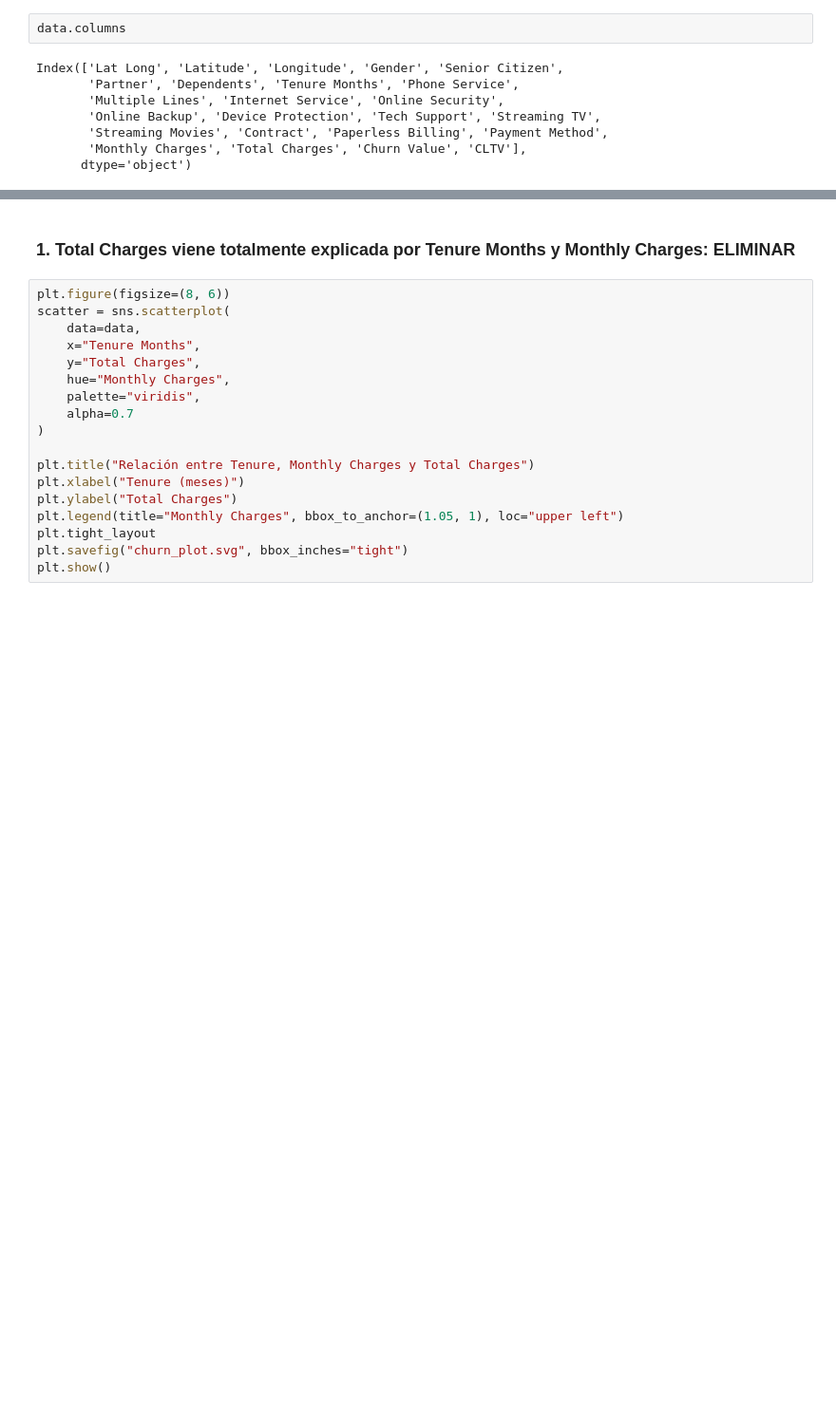
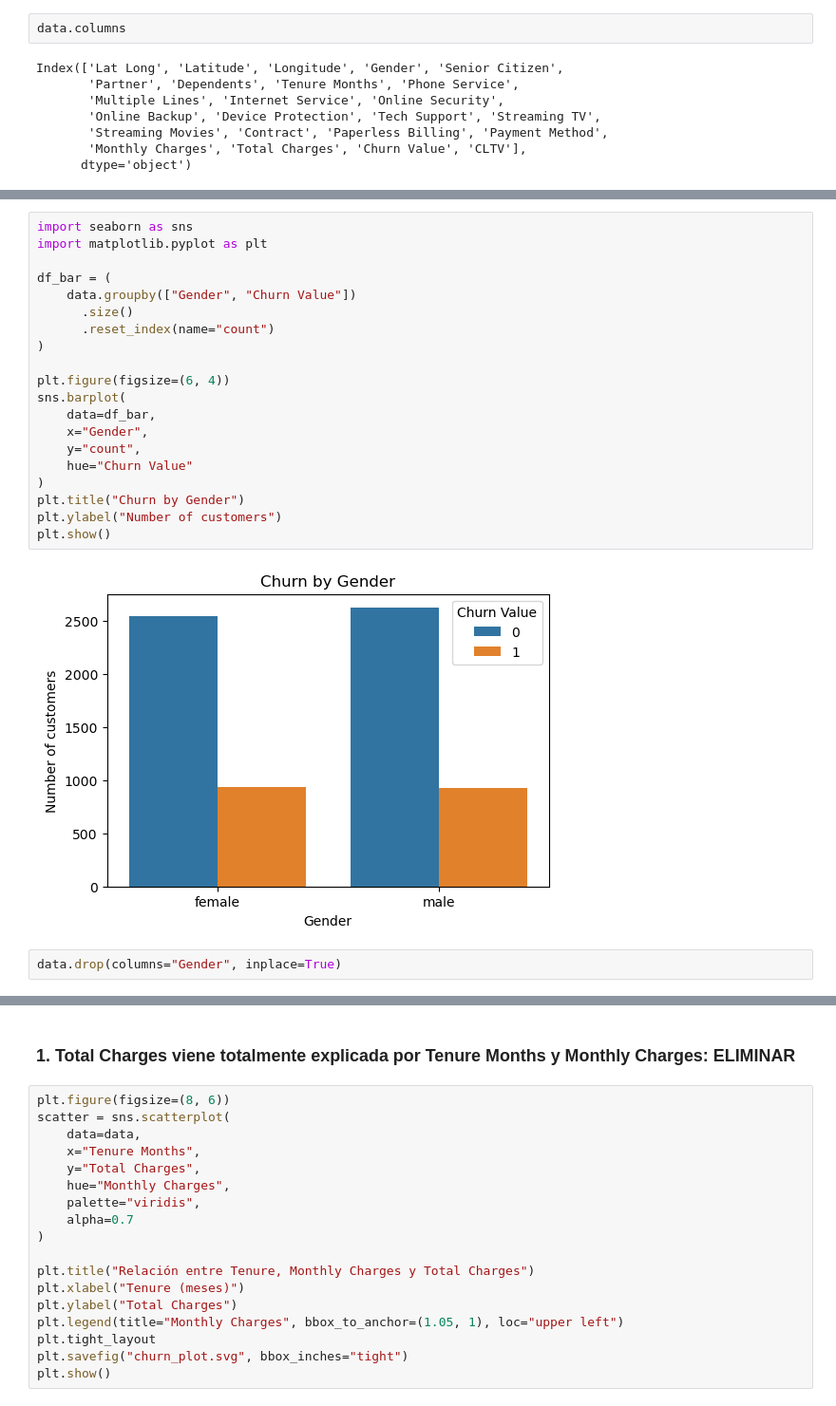
Before and after one commit to OsianJL/telco-customer-churn-analysis, a Jupyter notebook: 01_eda_and_cleaning.ipynb, the cells around one changed output, grey strips where cells are left out. Shown at 95% size. Drawn from its saved outputs; the diff is of its cells as text; blank space fills up the shorter version.

```diff
--- a/01_eda_and_cleaning.ipynb
+++ b/01_eda_and_cleaning.ipynb
@@ -551,0 +604,24 @@ Index(['Lat Long', 'Latitude', 'Longitude', 'Gender', 'Senior Citizen',
+# %%
+import seaborn as sns
+import matplotlib.pyplot as plt
+
+df_bar = (
+    data.groupby(["Gender", "Churn Value"])
+      .size()
+      .reset_index(name="count")
+)
+
+plt.figure(figsize=(6, 4))
+sns.barplot(
+    data=df_bar,
+    x="Gender",
+    y="count",
+    hue="Churn Value"
+)
+plt.title("Churn by Gender")
+plt.ylabel("Number of customers")
+plt.show()
+# %% [output]
+[figure, added]
+# %%
+data.drop(columns="Gender", inplace=True)
```
Also changed, not shown: parts of 7 cells of this notebook.
